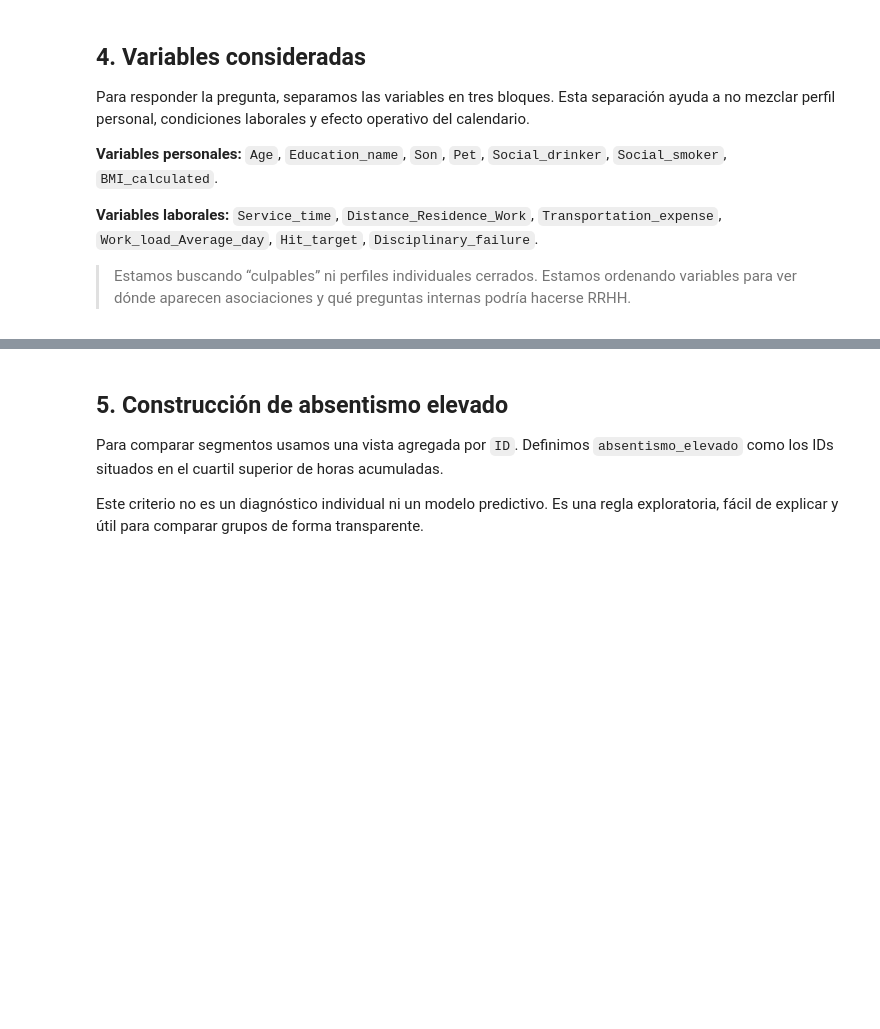
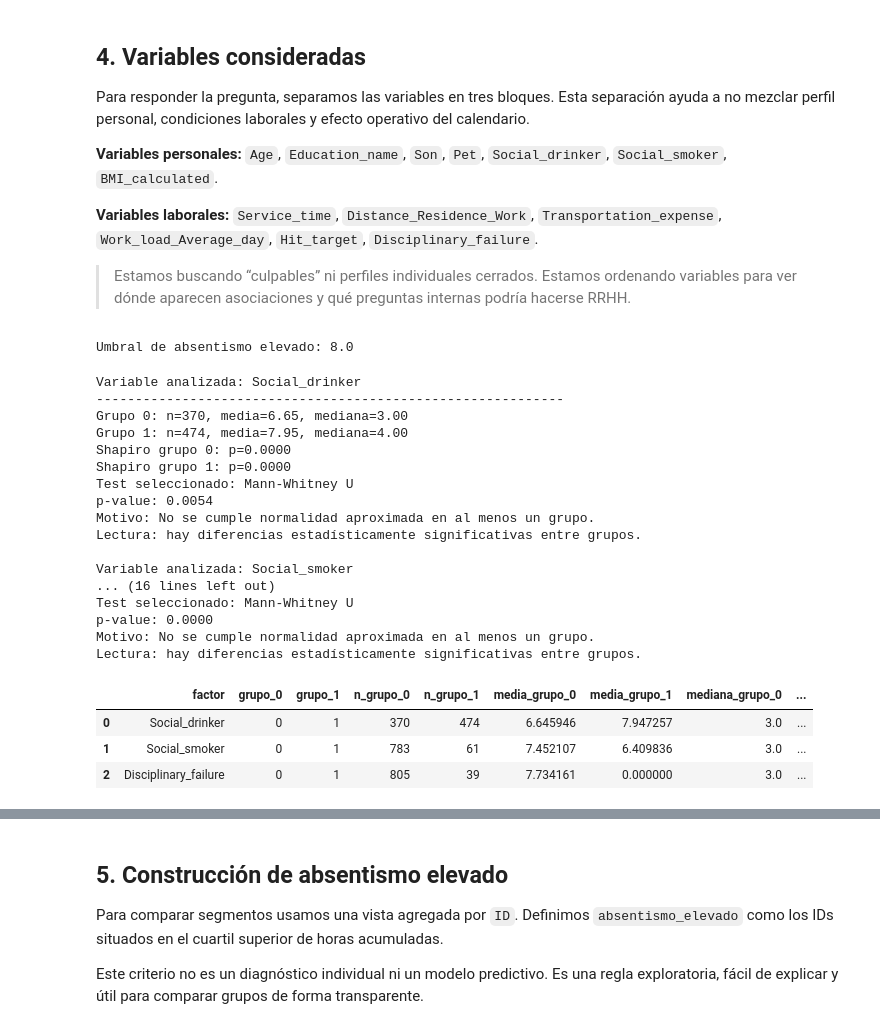
Before and after one commit to ITACADEMYprojectes/ProjecteData, a Jupyter notebook: Equip_31/Scripts/Notebooks/analisis_absentismo_Fede_08062026.ipynb, the cells around one changed output, grey strips where cells are left out. Saved outputs shown, nothing was run; the diff lists cells and outputs as text; code cells hidden in the pictures; blank space fills up the shorter version.

Commit message:
analisis absentismo_15.15Hs

```diff
--- a/Equip_31/Scripts/Notebooks/analisis_absentismo_Fede_08062026.ipynb
+++ b/Equip_31/Scripts/Notebooks/analisis_absentismo_Fede_08062026.ipynb
@@ -115,0 +120,19 @@ Para responder la pregunta, separamos las variables en tres bloques. Esta separa
+# %%
+# Copia de trabajo desde el DataFrame real del notebook
+df_test = df_RRHH.copy()
+
+# Variable objetivo numérica
+target_num = 'Absenteeism_hours'
+
+# Crear absentismo elevado usando percentil 75
+umbral_absentismo = df_test[target_num].quantile(0.75)
+
+df_test['absentismo_elevado'] = np.where(
+    df_test[target_num] >= umbral_absentismo,
+    1,
+    0
+)
+
+print(f'Umbral de absentismo elevado: {umbral_absentismo}')
+# %% [output]
+Umbral de absentismo elevado: 8.0
@@ -115,0 +230,41 @@ Para responder la pregunta, separamos las variables en tres bloques. Esta separa
+# %%
+factores = [
+    'Social_drinker',
+    'Social_smoker',
+    'Disciplinary_failure'
+]
+
+resultados_horas = []
+
+for factor in factores:
+    resultado = comparar_horas_por_grupo(
+        df=df_test,
+        factor=factor,
+        target='Absenteeism_hours'
+    )
+    resultados_horas.append(resultado)
+
+resultados_horas_df = pd.DataFrame(resultados_horas)
+resultados_horas_df
+# %% [output]
+Variable analizada: Social_drinker
+------------------------------------------------------------
+Grupo 0: n=370, media=6.65, mediana=3.00
+Grupo 1: n=474, media=7.95, mediana=4.00
+Shapiro grupo 0: p=0.0000
+Shapiro grupo 1: p=0.0000
+Test seleccionado: Mann-Whitney U
+p-value: 0.0054
+Motivo: No se cumple normalidad aproximada en al menos un grupo.
+Lectura: hay diferencias estadísticamente significativas entre grupos.
+
+Variable analizada: Social_smoker
+... (16 lines left out)
+Test seleccionado: Mann-Whitney U
+p-value: 0.0000
+Motivo: No se cumple normalidad aproximada en al menos un grupo.
+Lectura: hay diferencias estadísticamente significativas entre grupos.
+|  | factor | grupo_0 | grupo_1 | n_grupo_0 | n_grupo_1 | media_grupo_0 | media_grupo_1 | mediana_grupo_0 | ... |
+| 0 | Social_drinker | 0 | 1 | 370 | 474 | 6.645946 | 7.947257 | 3.0 | ... |
+| 1 | Social_smoker | 0 | 1 | 783 | 61 | 7.452107 | 6.409836 | 3.0 | ... |
+| 2 | Disciplinary_failure | 0 | 1 | 805 | 39 | 7.734161 | 0.000000 | 3.0 | ... |
```
Also changed, not shown: parts of 6 cells of this notebook.
